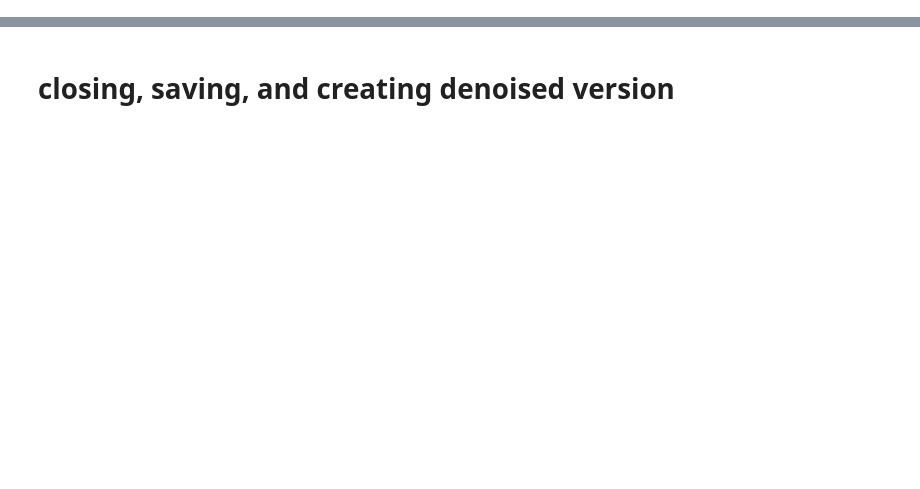
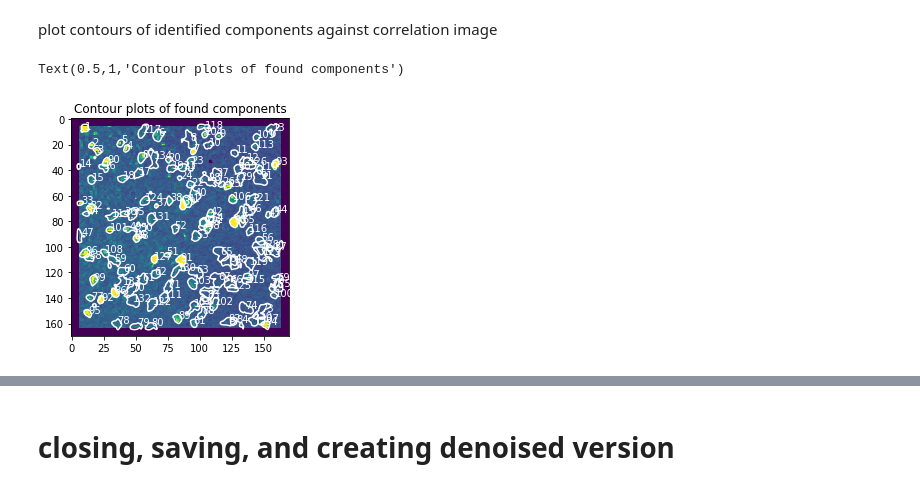
Before and after one commit to GH4275/VoImAn, a Jupyter notebook: demo_pipeline.ipynb, the cells around one changed output, grey strips where cells are left out. Saved outputs shown, nothing was run; the diff lists cells and outputs as text; code cells hidden in the pictures; blank space fills up the shorter version.

```diff
--- a/demo_pipeline.ipynb
+++ b/demo_pipeline.ipynb
@@ -482,0 +175,13 @@ we can see here a display of the components that have been kept throught the cnm
+# %%
+# first we create a motion correction object with the parameters specified
+min_mov = cm.load(fname[0], subindices=range(200)).min()
+        # this will be subtracted from the movie to make it non-negative
+
+mc = MotionCorrect(fname[0], min_mov,
+                   dview=dview, max_shifts=max_shifts, niter_rig=niter_rig,
+                   splits_rig=splits_rig,
+                   strides= strides, overlaps= overlaps, splits_els=splits_els,
+                   upsample_factor_grid=upsample_factor_grid,
+                   max_deviation_rigid=max_deviation_rigid,
+                   shifts_opencv = True, nonneg_movie = True)
+# note that the file is not loaded in memory
@@ -482,0 +236,13 @@ we can see here a display of the components that have been kept throught the cnm
+# %%
+#%% MEMORY MAPPING
+# memory map the file in order 'C'
+fnames = [mc.fname_tot_els]   # name of the pw-rigidly corrected file.
+border_to_0 = bord_px_els     # number of pixels to exclude
+fname_new = cm.save_memmap(fnames, base_name='memmap_', order = 'C',
+                           border_to_0 = bord_px_els) # exclude borders
+
+# now load the file
+Yr, dims, T = cm.load_memmap(fname_new)
+d1, d2 = dims
+images = np.reshape(Yr.T, [T] + list(dims), order='F')
+    #load frames in python format (T x X x Y)
@@ -482,0 +286,24 @@ we can see here a display of the components that have been kept throught the cnm
+# %%
+%%capture
+#%% RUN CNMF ON PATCHES
+
+# First extract spatial and temporal components on patches and combine them
+# for this step deconvolution is turned off (p=0)
+t1 = time.time()
+
+cnm = cnmf.CNMF(n_processes=1, k=K, gSig=gSig, merge_thresh= merge_thresh,
+                p = 0,  dview=dview, rf=rf, stride=stride_cnmf, memory_fact=1,
+                method_init=init_method, alpha_snmf=alpha_snmf,
+                only_init_patch = False, gnb = gnb, border_pix = bord_px_els)
+cnm = cnm.fit(images)
+# %% [markdown]
+plot contours of identified components against correlation image
+# %%
+#%% plot contours of found components
+Cn = cm.local_correlations(images.transpose(1,2,0))
+Cn[np.isnan(Cn)] = 0
+plt.figure(); crd = plot_contours(cnm.A, Cn, thr=0.9)
+plt.title('Contour plots of found components')
+# %% [output]
+Text(0.5,1,'Contour plots of found components')
+[figure, added]
```
Also changed, not shown: parts of 74 cells of this notebook.
